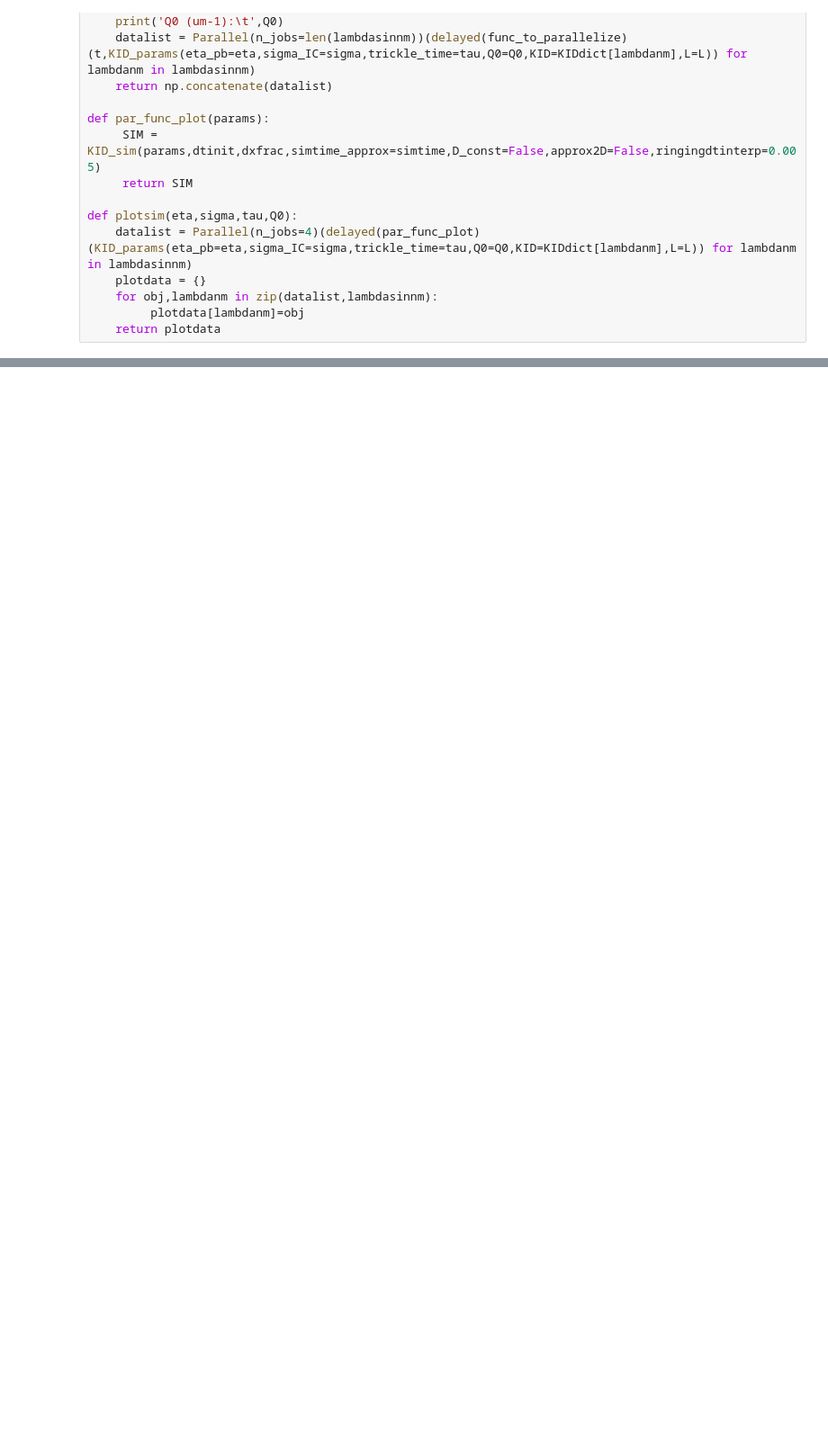
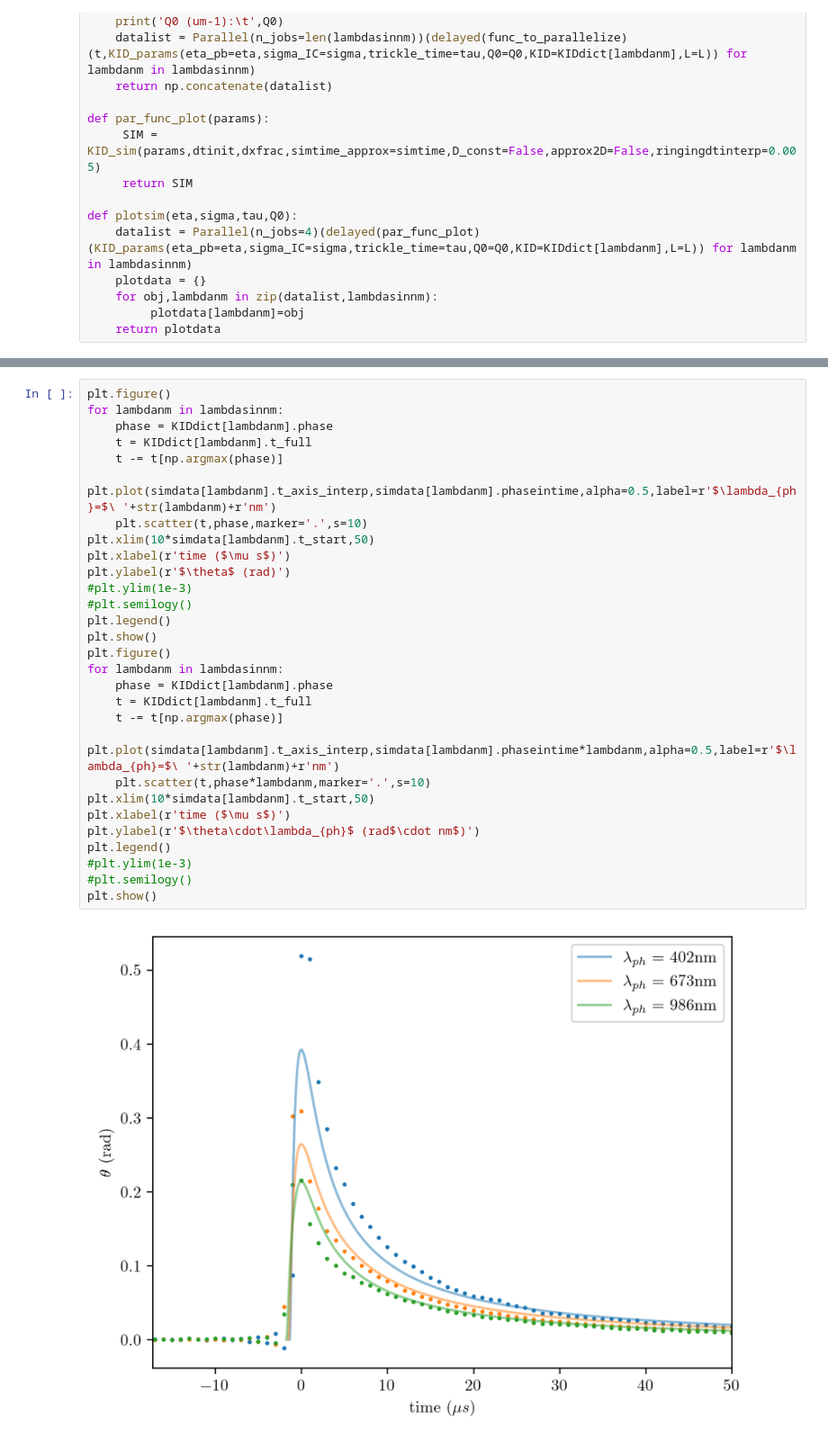
Before and after one commit to 10483/MTP, a Jupyter notebook: FVSimulation_phase_density/fitting 6um lowE.ipynb, the cells around one changed output, grey strips where cells are left out. Shown at 90% size. Cells and saved outputs as stored; diff of their text form; blank space fills up the shorter version.

```diff
--- a/FVSimulation_phase_density/fitting 6um lowE.ipynb
+++ b/FVSimulation_phase_density/fitting 6um lowE.ipynb
@@ -175,0 +182,31 @@ plt.show()
+# %%
+plt.figure()
+for lambdanm in lambdasinnm:
+    phase = KIDdict[lambdanm].phase
+    t = KIDdict[lambdanm].t_full
+    t -= t[np.argmax(phase)]
+    plt.plot(simdata[lambdanm].t_axis_interp,simdata[lambdanm].phaseintime,alpha=0.5,label=r'$\lambda_{ph}=$\ '+str(lambdanm)+r'nm')
+    plt.scatter(t,phase,marker='.',s=10)
+plt.xlim(10*simdata[lambdanm].t_start,50)
+plt.xlabel(r'time ($\mu s$)')
+plt.ylabel(r'$\theta$ (rad)')
+#plt.ylim(1e-3)
+#plt.semilogy()
+plt.legend()
+plt.show()
+plt.figure()
+for lambdanm in lambdasinnm:
+    phase = KIDdict[lambdanm].phase
+    t = KIDdict[lambdanm].t_full
+    t -= t[np.argmax(phase)]
+    plt.plot(simdata[lambdanm].t_axis_interp,simdata[lambdanm].phaseintime*lambdanm,alpha=0.5,label=r'$\lambda_{ph}=$\ '+str(lambdanm)+r'nm')
+    plt.scatter(t,phase*lambdanm,marker='.',s=10)
+plt.xlim(10*simdata[lambdanm].t_start,50)
+plt.xlabel(r'time ($\mu s$)')
+plt.ylabel(r'$\theta\cdot\lambda_{ph}$ (rad$\cdot nm$)')
+plt.legend()
+#plt.ylim(1e-3)
+#plt.semilogy()
+plt.show()
+# %% [output]
+[figure, added]
```
Also changed, not shown: parts of 7 cells of this notebook, 11 other files.
